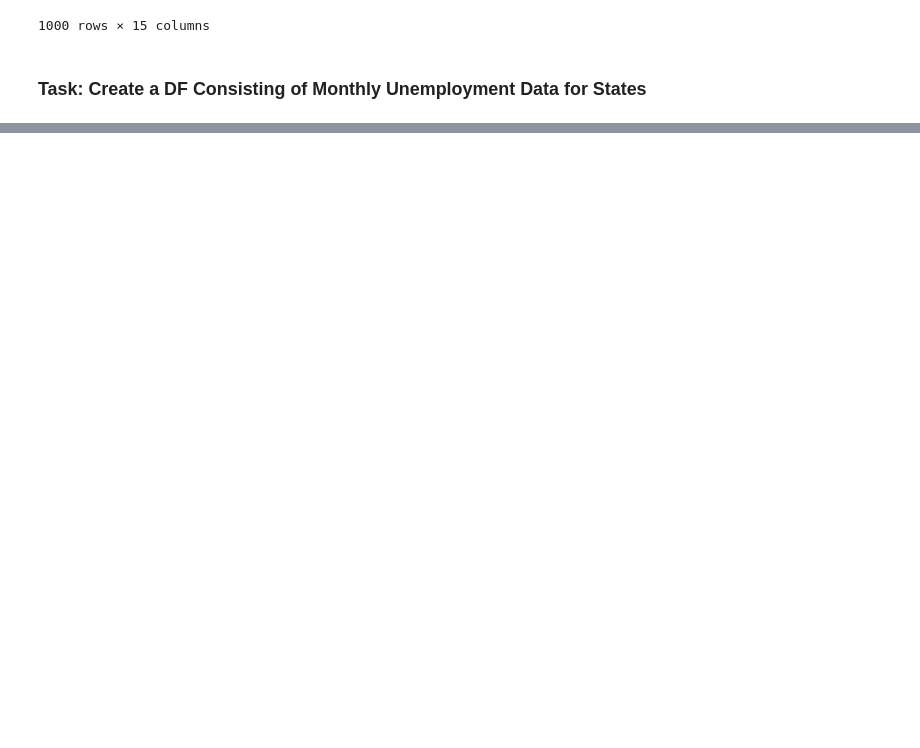
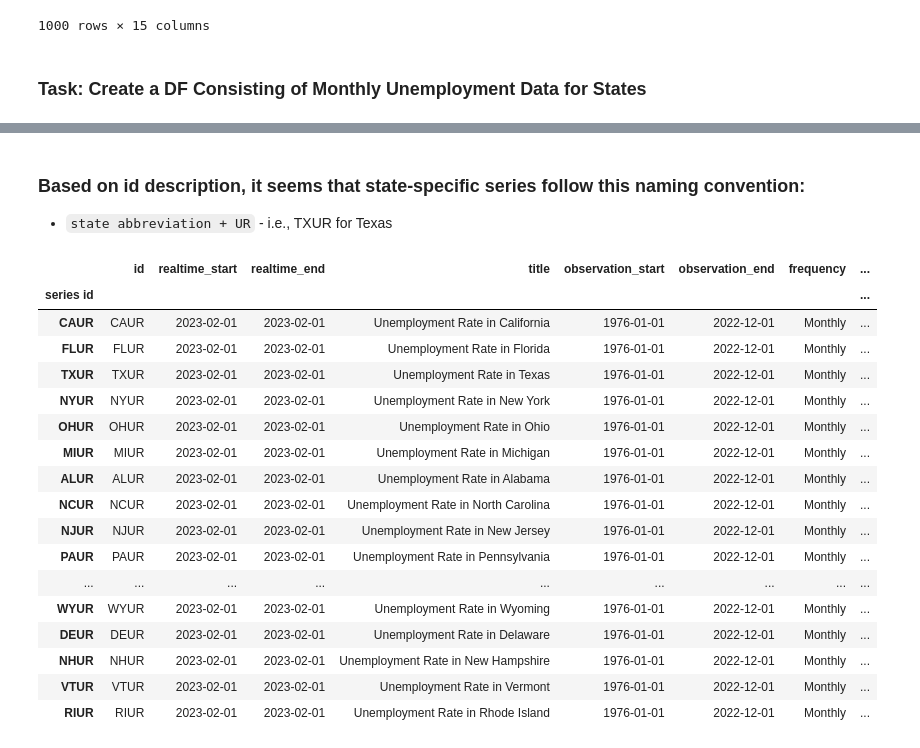
Before and after one commit to benkaan001/pandas_and_beyond, a Jupyter notebook: analyze_data/01_unemployment.ipynb, the cells around one changed output, grey strips where cells are left out. Cells and saved outputs as stored; diff of their text form; code cells hidden in the pictures; blank space fills up the shorter version.

Commit message:
update unemployment

```diff
--- a/analyze_data/01_unemployment.ipynb
+++ b/analyze_data/01_unemployment.ipynb
@@ -179,3 +179,8 @@ fred.search('unemployment state texas', filter=('frequency', 'Monthly'))
 1000 rows × 15 columns
 # %% [markdown]
 ### Task: Create a DF Consisting of Monthly Unemployment Data for States
+# %%
+unemp_df = fred.search('unemployment rate state').query('frequency == "Monthly" and units == "Percent" and \
+                                            seasonal_adjustment == "Seasonally Adjusted"')
+
+unemp_df
@@ -181,0 +236,4 @@ fred.search('unemployment state texas', filter=('frequency', 'Monthly'))
+# %%
+# overwrite the df with new filter option
+unemp_df = unemp_df.query('title.str.contains("Unemployment Rate")')
+unemp_df
@@ -181,0 +276,25 @@ fred.search('unemployment state texas', filter=('frequency', 'Monthly'))
+# %% [markdown]
+### Based on id description, it seems that state-specific series follow this naming convention:
+- `state abbreviation + UR` - i.e., TXUR for Texas
+# %%
+# filter titles based on index name length being 4 characters long
+unemp_df.query('index.str.len() == 4')
+# %% [output]
+|  | id | realtime_start | realtime_end | title | observation_start | observation_end | frequency | ... |
+| series id |  |  |  |  |  |  |  | ... |
+| CAUR | CAUR | 2023-02-01 | 2023-02-01 | Unemployment Rate in California | 1976-01-01 | 2022-12-01 | Monthly | ... |
+| FLUR | FLUR | 2023-02-01 | 2023-02-01 | Unemployment Rate in Florida | 1976-01-01 | 2022-12-01 | Monthly | ... |
+| TXUR | TXUR | 2023-02-01 | 2023-02-01 | Unemployment Rate in Texas | 1976-01-01 | 2022-12-01 | Monthly | ... |
+| NYUR | NYUR | 2023-02-01 | 2023-02-01 | Unemployment Rate in New York | 1976-01-01 | 2022-12-01 | Monthly | ... |
+| OHUR | OHUR | 2023-02-01 | 2023-02-01 | Unemployment Rate in Ohio | 1976-01-01 | 2022-12-01 | Monthly | ... |
+| MIUR | MIUR | 2023-02-01 | 2023-02-01 | Unemployment Rate in Michigan | 1976-01-01 | 2022-12-01 | Monthly | ... |
+| ALUR | ALUR | 2023-02-01 | 2023-02-01 | Unemployment Rate in Alabama | 1976-01-01 | 2022-12-01 | Monthly | ... |
+| NCUR | NCUR | 2023-02-01 | 2023-02-01 | Unemployment Rate in North Carolina | 1976-01-01 | 2022-12-01 | Monthly | ... |
+| NJUR | NJUR | 2023-02-01 | 2023-02-01 | Unemployment Rate in New Jersey | 1976-01-01 | 2022-12-01 | Monthly | ... |
+| PAUR | PAUR | 2023-02-01 | 2023-02-01 | Unemployment Rate in Pennsylvania | 1976-01-01 | 2022-12-01 | Monthly | ... |
+| ... | ... | ... | ... | ... | ... | ... | ... | ... |
+| WYUR | WYUR | 2023-02-01 | 2023-02-01 | Unemployment Rate in Wyoming | 1976-01-01 | 2022-12-01 | Monthly | ... |
+| DEUR | DEUR | 2023-02-01 | 2023-02-01 | Unemployment Rate in Delaware | 1976-01-01 | 2022-12-01 | Monthly | ... |
+| NHUR | NHUR | 2023-02-01 | 2023-02-01 | Unemployment Rate in New Hampshire | 1976-01-01 | 2022-12-01 | Monthly | ... |
+| VTUR | VTUR | 2023-02-01 | 2023-02-01 | Unemployment Rate in Vermont | 1976-01-01 | 2022-12-01 | Monthly | ... |
+| RIUR | RIUR | 2023-02-01 | 2023-02-01 | Unemployment Rate in Rhode Island | 1976-01-01 | 2022-12-01 | Monthly | ... |
```
Also changed, not shown: parts of 13 cells of this notebook.
